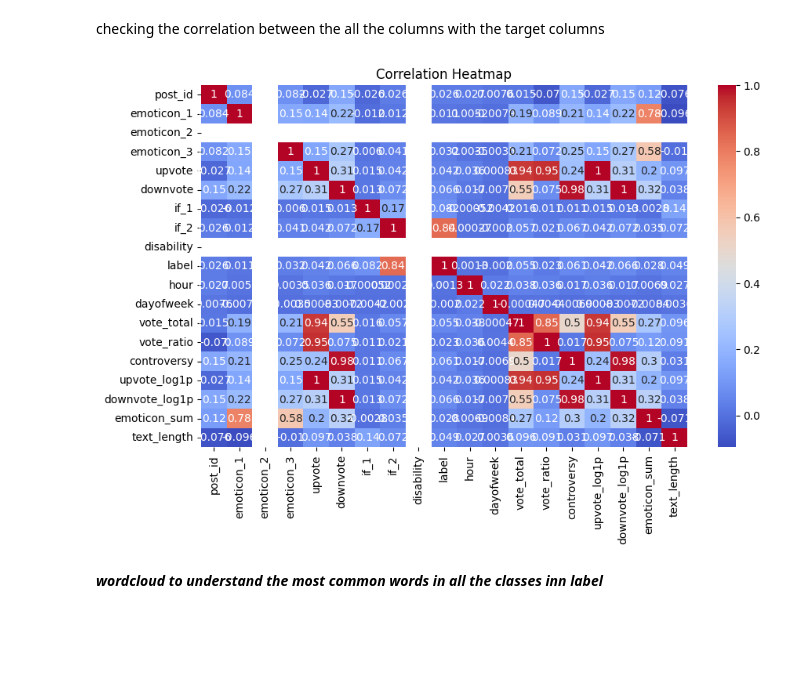
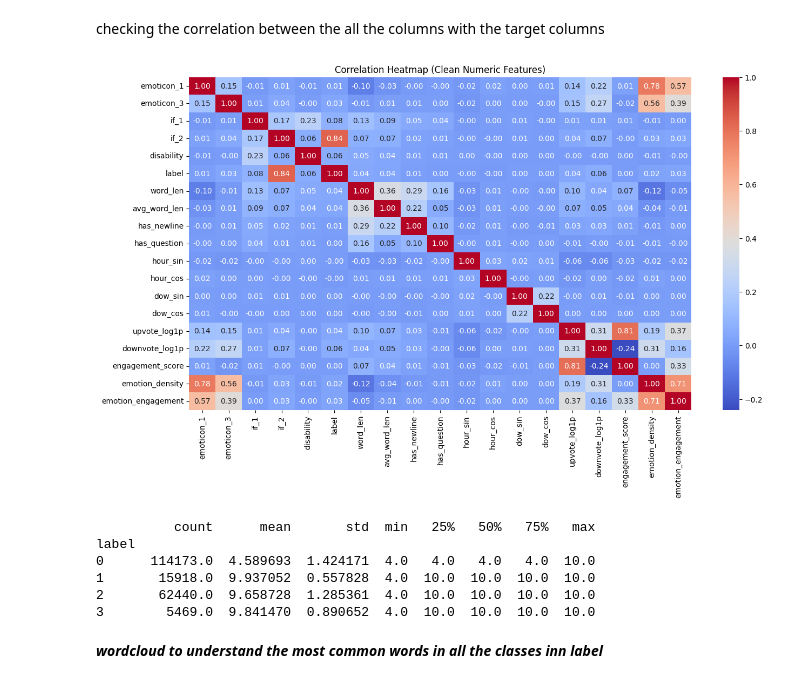
Before and after one commit to 23f3001800/deep-audio-classifier, a Jupyter notebook: 23f3001800-notebook-t12026.ipynb, the cells around one changed output. Drawn from its saved outputs; the diff is of its cells as text; code cells hidden in the pictures; blank space fills up the shorter version.

```diff
--- a/23f3001800-notebook-t12026.ipynb
+++ b/23f3001800-notebook-t12026.ipynb
@@ -647,6 +296,0 @@ Name: proportion, dtype: float64
-# %%
-for col in ['race','religion','gender']:
-    s = train[col]
-    print("\n", col)
-    print("NaN %:", (s.isna().mean()*100).round(2))
-    print(s.fillna('<<MISSING>>').value_counts().head(15))
@@ -734,8 +296,0 @@ Test  missing created_date: 0
-# %%
-for col in ['race','religion','gender']:
-    tmp = train[col].fillna('<<MISSING>>')
-    ct = pd.crosstab(tmp, train['label'], normalize='index')
-    print("\n", col, "top categories by frequency:")
-    print(tmp.value_counts().head(10))
-    print("\n", col, "label distribution per category (top 10 rows):")
-    print(ct.loc[tmp.value_counts().head(10).index].round(3))
@@ -1166,7 +612,10 @@ new_test.head()
 num_cols = new_data.select_dtypes(include=["int64", "float64"]).columns
 print(num_cols)
 print("="*100)
-for col in num_cols:
+num_cols1=['emoticon_1', 'emoticon_3', 'if_1', 'if_2','word_len', 'avg_word_len', 'has_newline', 'has_question', 'hour_sin',
+       'hour_cos', 'dow_sin', 'dow_cos', 'upvote_log1p', 'downvote_log1p',
+       'engagement_score', 'emotion_density', 'emotion_engagement']
+for col in num_cols1:
     if col in new_data.columns:
         Q1 = new_data[col].quantile(0.25)
         Q3 = new_data[col].quantile(0.75)
@@ -1183,7 +632,7 @@ for col in num_cols:
 # identifying the outlier in the train dataset
 print("="*100)
 print("for the test datset")
-for col in num_cols:
+for col in num_cols1:
     if col in new_test.columns:
         Q1 = new_test[col].quantile(0.25)
         Q3 = new_test[col].quantile(0.75)
@@ -1221,7 +670,7 @@ print("Handling Outliers for Training Data")
 
 bounds_dict = {}  # store train bounds
 
-for col in num_cols:
+for col in num_cols1:
     if col in new_data.columns:
 
         lower_bound = new_data[col].quantile(0.05)
@@ -1241,7 +690,7 @@ for col in num_cols:
 print("="*100)
 print("Handling Outliers for Test Data")
 
-for col in num_cols:
+for col in num_cols1:
     if col in new_test.columns and col in bounds_dict:
 
         lower_bound, upper_bound = bounds_dict[col]  # use train bounds
@@ -1311,7 +763,18 @@ checking the correlation between the all the columns with the target  columns
 # %%
-plt.figure(figsize=(10, 6))
-sns.heatmap(new_data[num_cols].corr(method='spearman'), annot=True, cmap="coolwarm")
-plt.title("Correlation Heatmap")
+numeric_data = new_data.select_dtypes(include=[np.number])
+
+# Remove ID + constant columns
+numeric_data = numeric_data.drop(columns=['post_id'], errors='ignore')
+numeric_data = numeric_data.loc[:, numeric_data.nunique() > 1]
+
+plt.figure(figsize=(15, 8))
+sns.heatmap(
+    numeric_data.corr(method='spearman'),
+    annot=True,
+    cmap="coolwarm",
+    fmt=".2f"
+)
+plt.title("Correlation Heatmap (Clean Numeric Features)")
 plt.show()
 # %% [output]
-[figure, old version]
+[figure, new version]
@@ -1318,3 +783,12 @@ plt.show()
+# %%
+print(new_data.groupby('label')['if_2'].describe())
+# %% [output]
+          count      mean       std  min   25%   50%   75%   max
+label
+0      114173.0  4.589693  1.424171  4.0   4.0   4.0   4.0  10.0
+1       15918.0  9.937052  0.557828  4.0  10.0  10.0  10.0  10.0
+2       62440.0  9.658728  1.285361  4.0  10.0  10.0  10.0  10.0
+3        5469.0  9.841470  0.890652  4.0  10.0  10.0  10.0  10.0
 # %% [markdown]
 ***wordcloud to understand the most common words in  all the classes inn label***
 # %%
```
Also changed, not shown: parts of 55 cells of this notebook.
